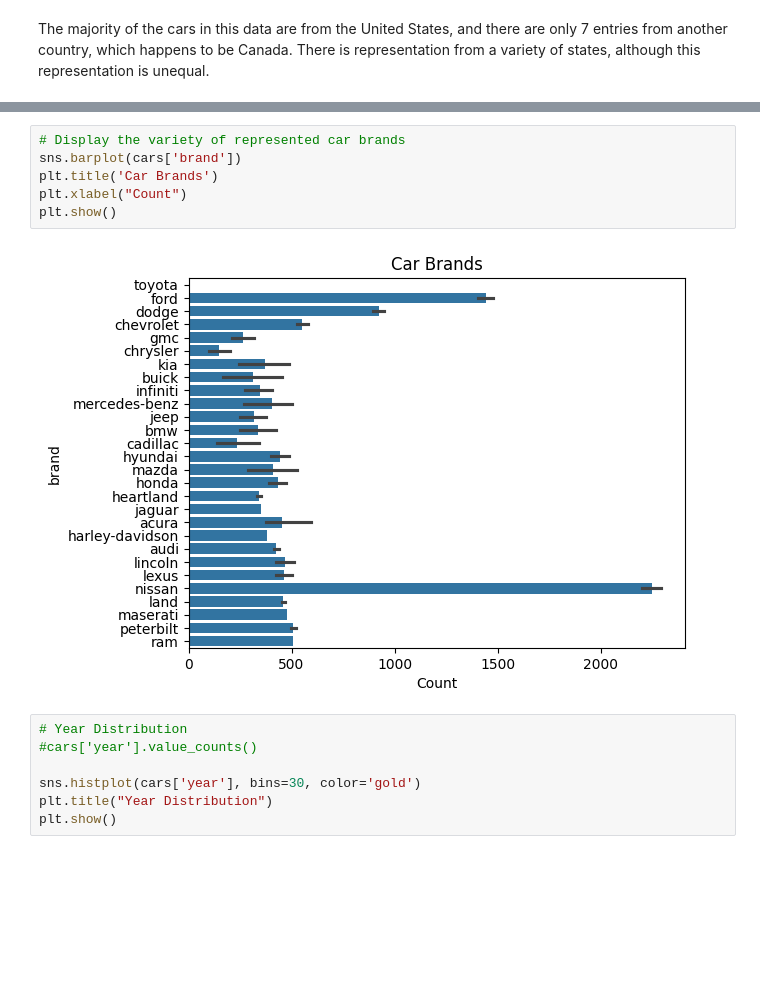
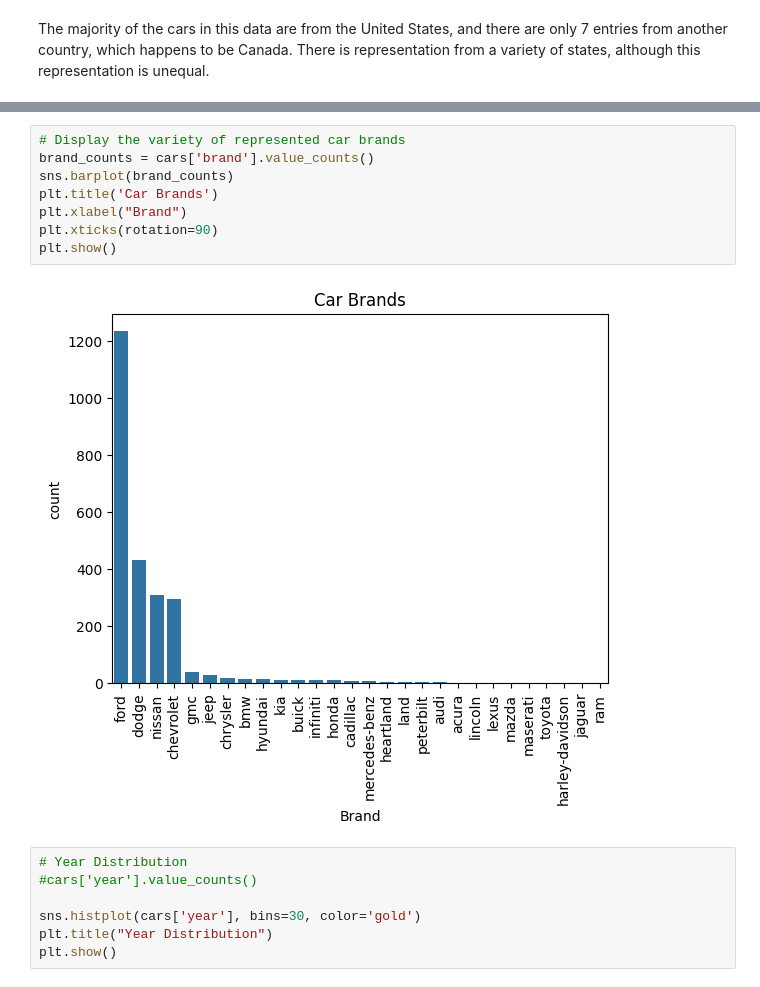
Before and after one commit to masonnicoletti/Car-Analysis-Project, a Jupyter notebook: eda.ipynb, the cells around one changed output, grey strips where cells are left out. Cells and saved outputs as stored; diff of their text form; blank space fills up the shorter version.

```diff
--- a/eda.ipynb
+++ b/eda.ipynb
@@ -201,11 +195,13 @@ map.show()
 # %%
 # Display the variety of represented car brands
-sns.barplot(cars['brand'])
+brand_counts = cars['brand'].value_counts()
+sns.barplot(brand_counts)
 plt.title('Car Brands')
-plt.xlabel("Count")
+plt.xlabel("Brand")
+plt.xticks(rotation=90)
 plt.show()
 # %% [output]
-[figure, old version]
+[figure, new version]
 # %%
 # Year Distribution
 #cars['year'].value_counts()
```
Also changed, not shown: parts of 13 cells of this notebook, 1 other file.
